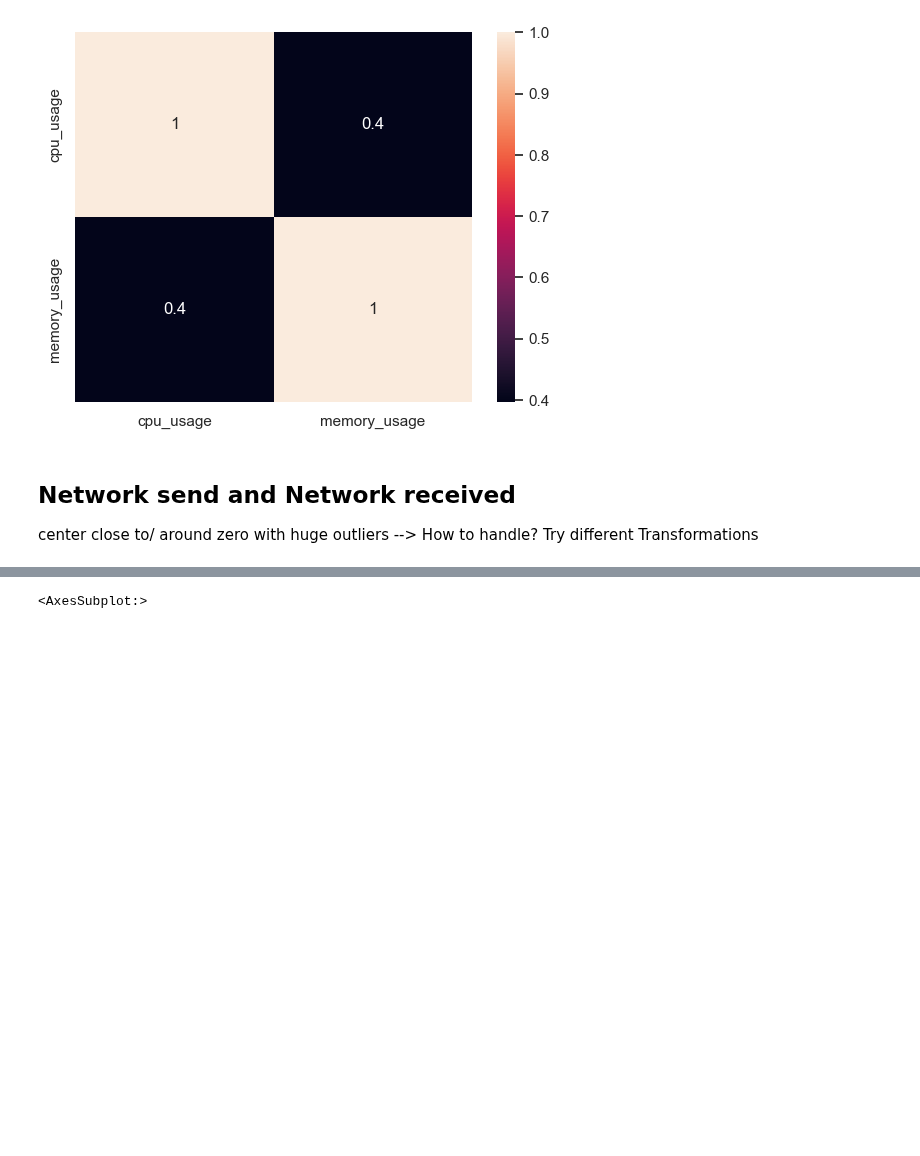
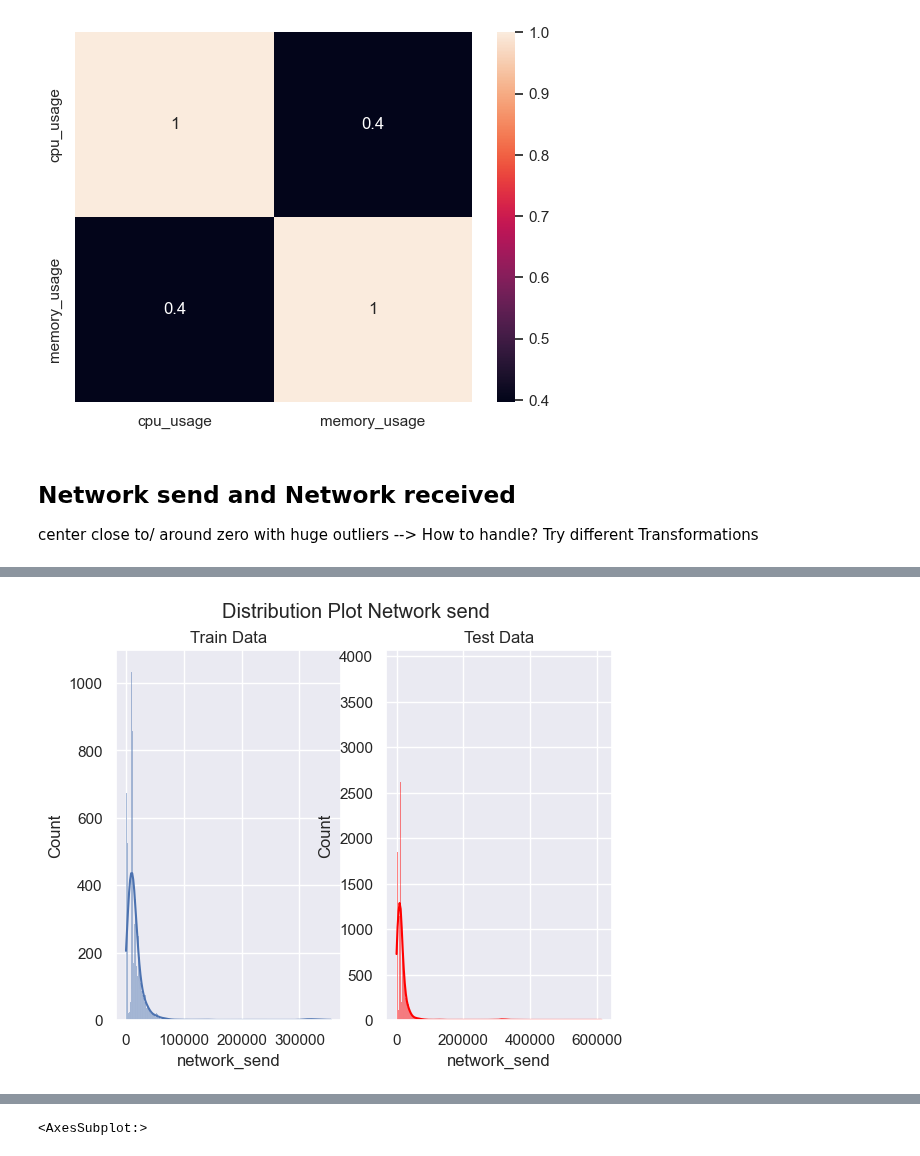
Before and after one commit to Janalytics94/anomaly-detection-software, a Jupyter notebook: src/analyse/EDA.ipynb, the cells around one changed output, grey strips where cells are left out. Saved outputs shown, nothing was run; the diff lists cells and outputs as text; code cells hidden in the pictures; blank space fills up the shorter version.

```diff
--- a/src/analyse/EDA.ipynb
+++ b/src/analyse/EDA.ipynb
@@ -248,0 +270,11 @@ plt.show()
+# %%
+fig, axes = plt.subplots(1,2)
+sns.set()
+fig.suptitle('Distribution Plot Network send')
+axes[0].set_title('Train Data')
+axes[1].set_title('Test Data')
+sns.histplot(train['network_send'], kde=True, ax=axes[0])# left skewed
+sns.histplot(test['network_send'], kde=True, ax=axes[1], color='red') # left skewed
+plt.show()
+# %% [output]
+[figure, added]
```
Also changed, not shown: parts of 13 cells of this notebook, 5 other files.
